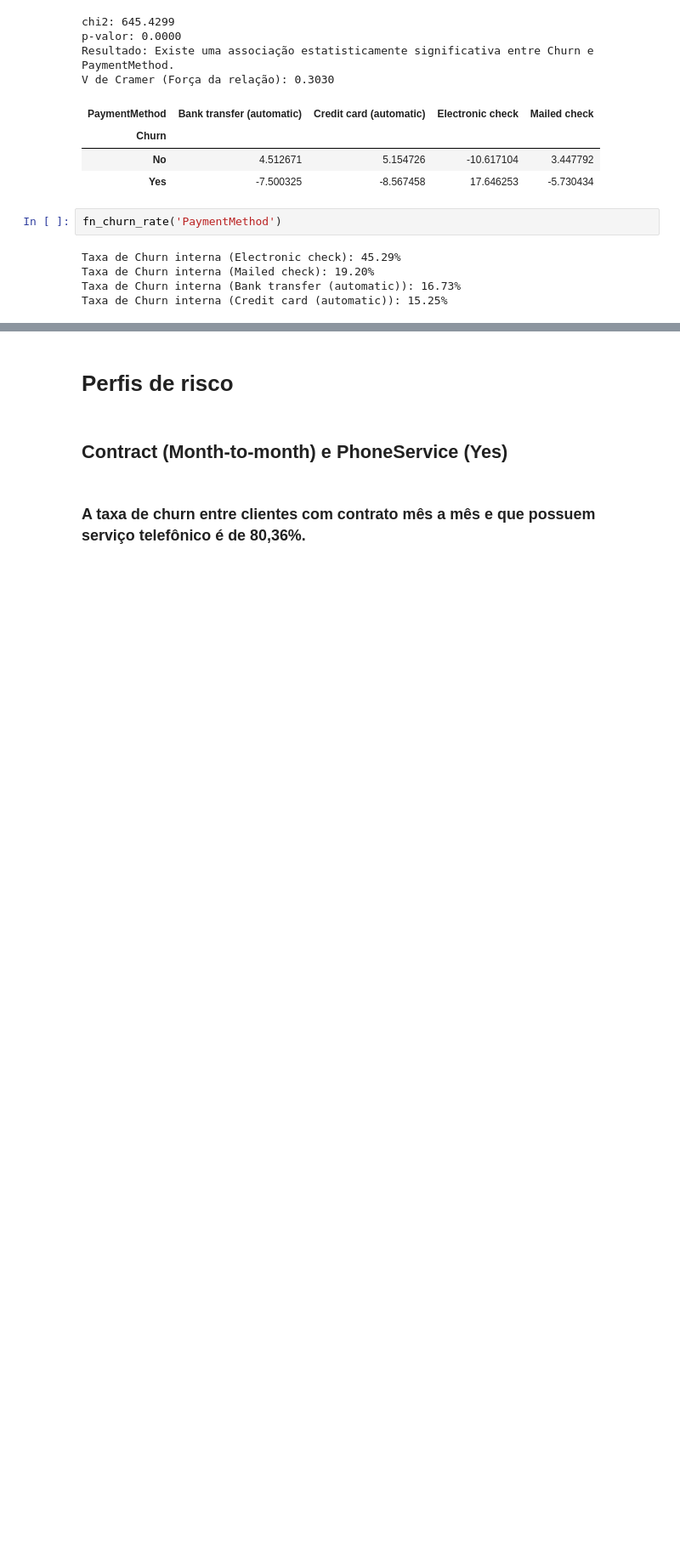
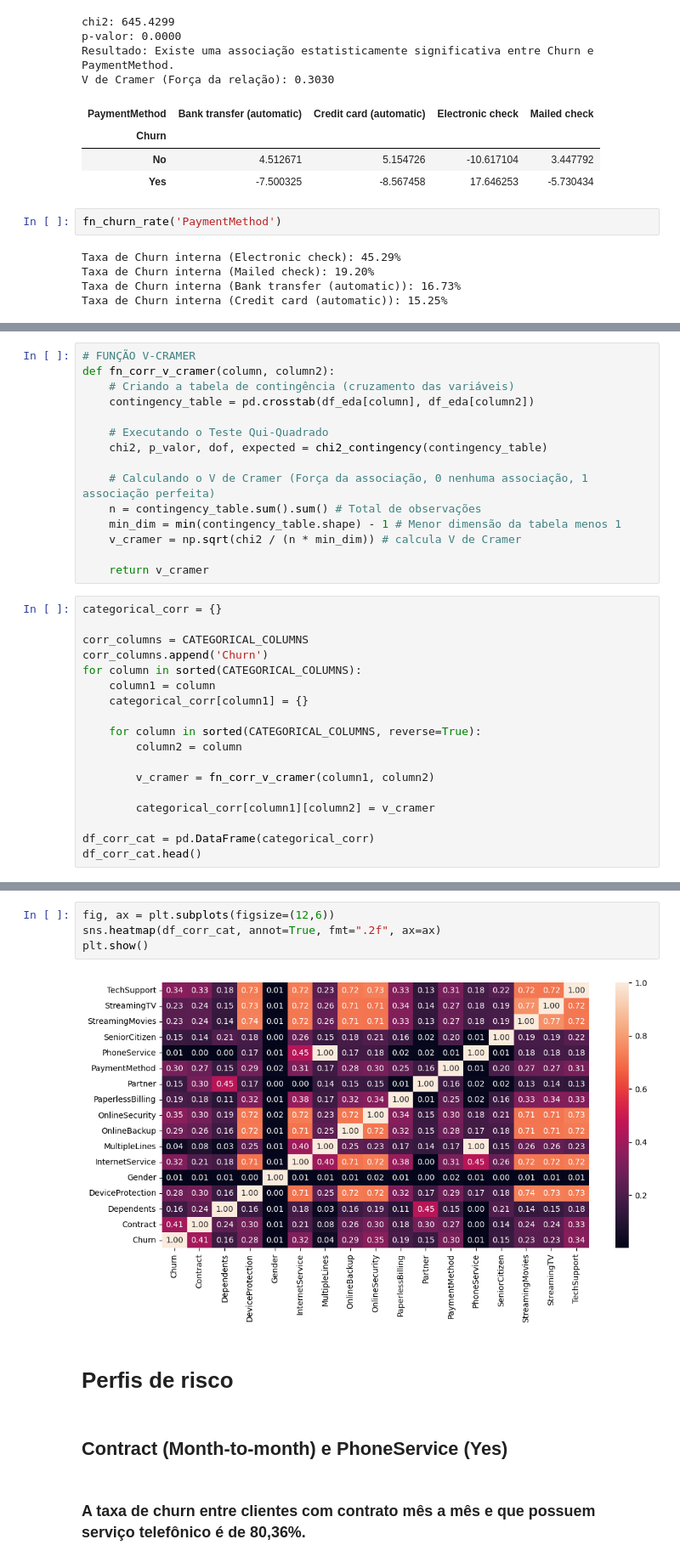
Before and after one commit to igao01/ds_telecom_churn, a Jupyter notebook: notebooks/eda_telco_churn.ipynb, the cells around one changed output, grey strips where cells are left out. Shown at 85% size. Drawn from its saved outputs; the diff is of its cells as text; blank space fills up the shorter version.

Commit message:
Adicionado mapa de correlação para variáveis categoricas

```diff
--- a/notebooks/eda_telco_churn.ipynb
+++ b/notebooks/eda_telco_churn.ipynb
@@ -305,0 +321,33 @@ Taxa de Churn interna (Credit card (automatic)): 15.25%
+# %%
+# FUNÇÃO V-CRAMER
+def fn_corr_v_cramer(column, column2):
+    # Criando a tabela de contingência (cruzamento das variáveis)
+    contingency_table = pd.crosstab(df_eda[column], df_eda[column2])
+
+    # Executando o Teste Qui-Quadrado
+    chi2, p_valor, dof, expected = chi2_contingency(contingency_table)
+
+    # Calculando o V de Cramer (Força da associação, 0 nenhuma associação, 1 associação perfeita)
+    n = contingency_table.sum().sum() # Total de observações
+    min_dim = min(contingency_table.shape) - 1 # Menor dimensão da tabela menos 1
+    v_cramer = np.sqrt(chi2 / (n * min_dim)) # calcula V de Cramer
+
+    return v_cramer
+# %%
+categorical_corr = {}
+
+corr_columns = CATEGORICAL_COLUMNS
+corr_columns.append('Churn')
+for column in sorted(CATEGORICAL_COLUMNS):
+    column1 = column
+    categorical_corr[column1] = {}
+
+    for column in sorted(CATEGORICAL_COLUMNS, reverse=True):
+        column2 = column
+
+        v_cramer = fn_corr_v_cramer(column1, column2)
+
+        categorical_corr[column1][column2] = v_cramer
+
+df_corr_cat = pd.DataFrame(categorical_corr)
+df_corr_cat.head()
@@ -306,3 +361,9 @@ Taxa de Churn interna (Credit card (automatic)): 15.25%
+# %%
+fig, ax = plt.subplots(figsize=(12,6))
+sns.heatmap(df_corr_cat, annot=True, fmt=".2f", ax=ax)
+plt.show()
+# %% [output]
+[figure, added]
 # %% [markdown]
 # Perfis de risco
 # %% [markdown]
```
Also changed, not shown: parts of 9 cells of this notebook.
